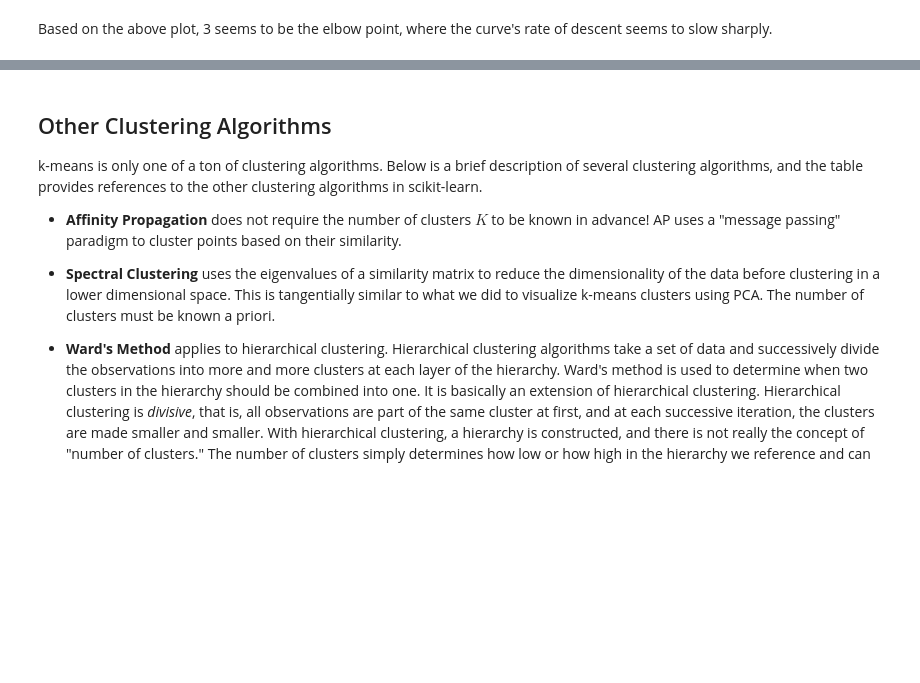
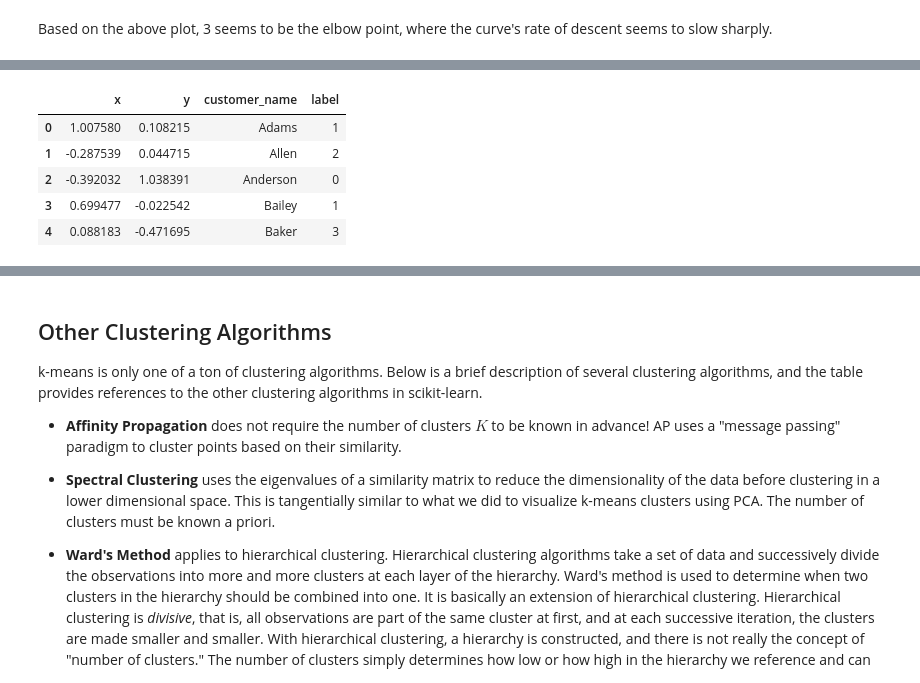
Before and after one commit to yusufarslanpolat/Springboard, a Jupyter notebook: modelling/clustering/Mini_Project_Clustering.ipynb, the cells around one changed output, grey strips where cells are left out. Cells and saved outputs as stored; diff of their text form; code cells hidden in the pictures; blank space fills up the shorter version.

```diff
--- a/modelling/clustering/Mini_Project_Clustering.ipynb
+++ b/modelling/clustering/Mini_Project_Clustering.ipynb
@@ -384,0 +382,13 @@ Based on the above plot, 3 seems to be the elbow point, where the curve's rate o
+# %%
+
+df_merged = df_pca.merge(table.reset_index(), left_index=True, right_index=True)
+df_merged = df_merged.drop(list(range(1,33)), axis=1)
+df_merged['label'] = clusterer.labels_
+df_merged.head()
+# %% [output]
+|  | x | y | customer_name | label |
+| 0 | 1.007580 | 0.108215 | Adams | 1 |
+| 1 | -0.287539 | 0.044715 | Allen | 2 |
+| 2 | -0.392032 | 1.038391 | Anderson | 0 |
+| 3 | 0.699477 | -0.022542 | Bailey | 1 |
+| 4 | 0.088183 | -0.471695 | Baker | 3 |
```
Also changed, not shown: parts of 11 cells of this notebook.
